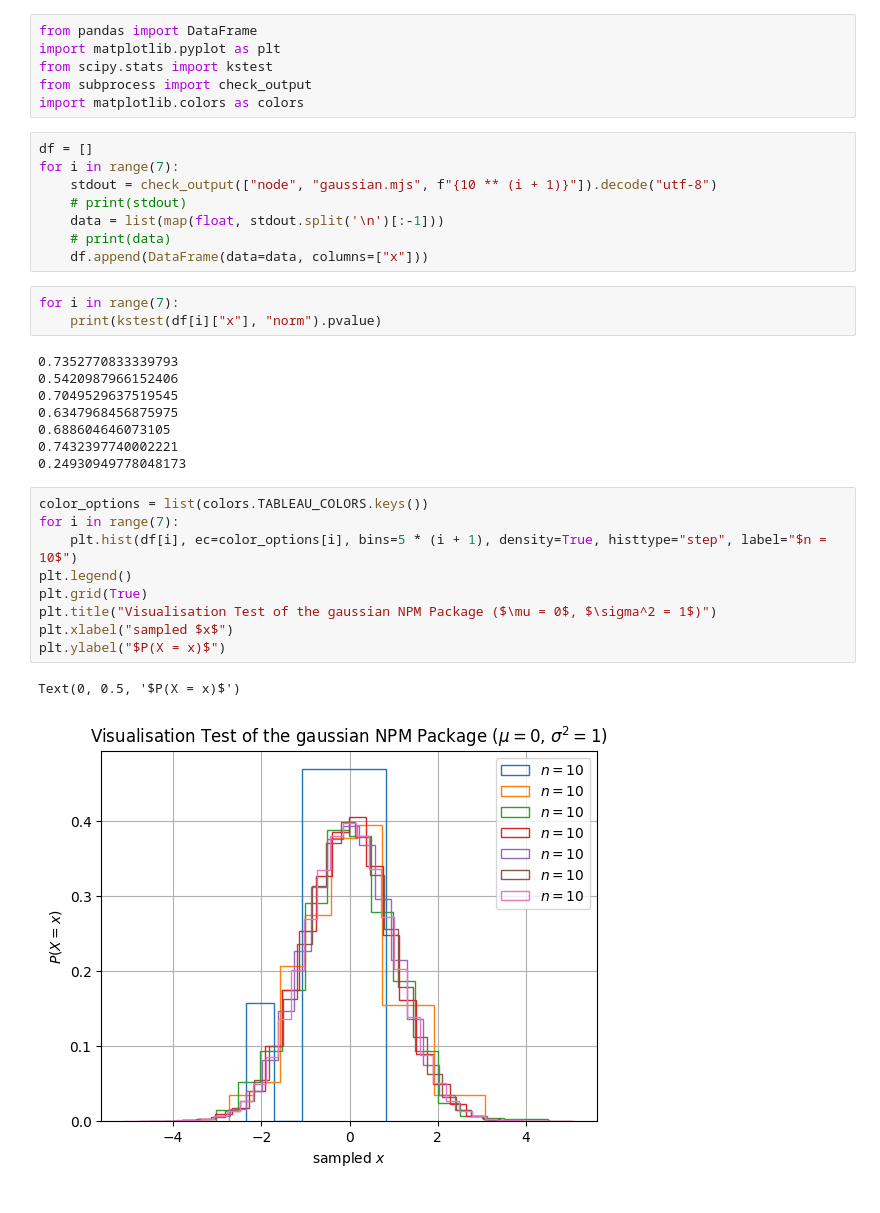
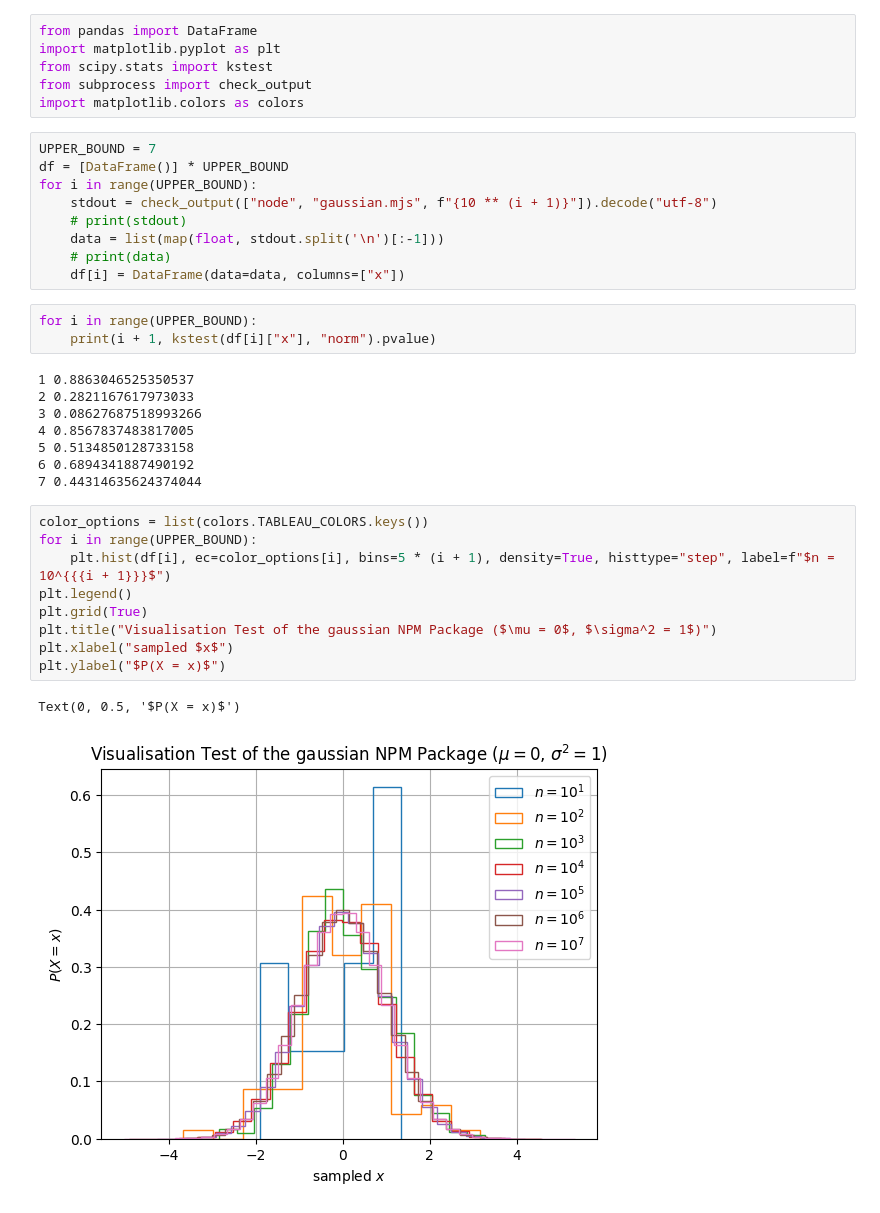
Before and after one commit to AppleGamer22/gaussian, a Jupyter notebook: gaussian.ipynb, the cells around one changed output. Cells and saved outputs as stored; diff of their text form.

Commit message:
correct legend labels

```diff
--- a/gaussian.ipynb
+++ b/gaussian.ipynb
@@ -5,33 +5,34 @@ from scipy.stats import kstest
 from subprocess import check_output
 import matplotlib.colors as colors
 # %%
-df = []
-for i in range(7):
+UPPER_BOUND = 7
+df = [DataFrame()] * UPPER_BOUND
+for i in range(UPPER_BOUND):
 	stdout = check_output(["node", "gaussian.mjs", f"{10 ** (i + 1)}"]).decode("utf-8")
 	# print(stdout)
 	data = list(map(float, stdout.split('\n')[:-1]))
 	# print(data)
-	df.append(DataFrame(data=data, columns=["x"]))
+	df[i] = DataFrame(data=data, columns=["x"])
 # %%
-for i in range(7):
-	print(kstest(df[i]["x"], "norm").pvalue)
+for i in range(UPPER_BOUND):
+	print(i + 1, kstest(df[i]["x"], "norm").pvalue)
 # %% [output]
-0.7352770833339793
-0.5420987966152406
-0.7049529637519545
-0.6347968456875975
-0.688604646073105
-0.7432397740002221
-0.24930949778048173
+1 0.8863046525350537
+2 0.2821167617973033
+3 0.08627687518993266
+4 0.8567837483817005
+5 0.5134850128733158
+6 0.6894341887490192
+7 0.44314635624374044
 # %%
 color_options = list(colors.TABLEAU_COLORS.keys())
-for i in range(7):
-	plt.hist(df[i], ec=color_options[i], bins=5 * (i + 1), density=True, histtype="step", label="$n = 10$")
+for i in range(UPPER_BOUND):
+	plt.hist(df[i], ec=color_options[i], bins=5 * (i + 1), density=True, histtype="step", label=f"$n = 10^{{{i + 1}}}$")
 plt.legend()
 plt.grid(True)
 plt.title("Visualisation Test of the gaussian NPM Package ($\mu = 0$, $\sigma^2 = 1$)")
 plt.xlabel("sampled $x$")
 plt.ylabel("$P(X = x)$")
 # %% [output]
 Text(0, 0.5, '$P(X = x)$')
-[figure, old version]
+[figure, new version]
```
